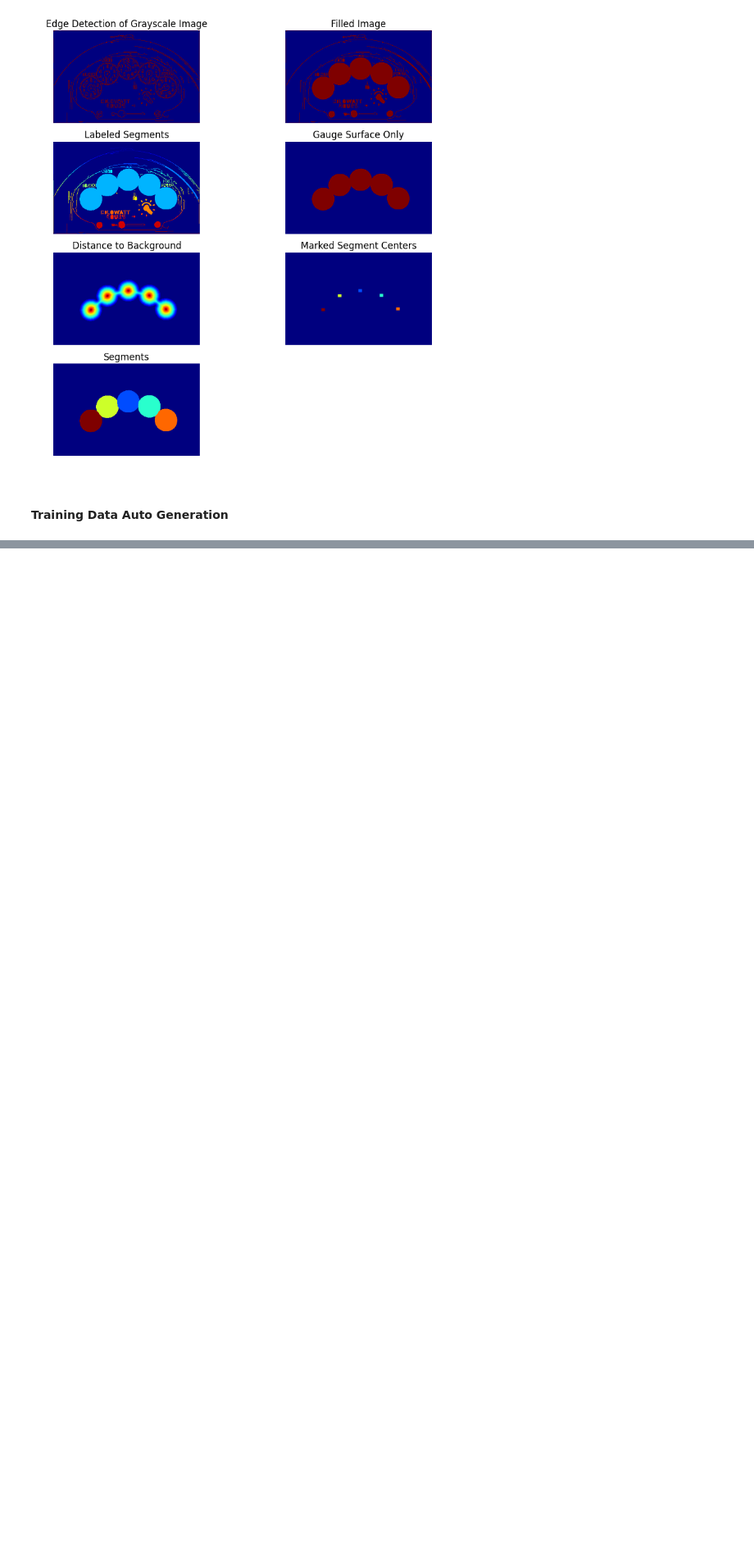
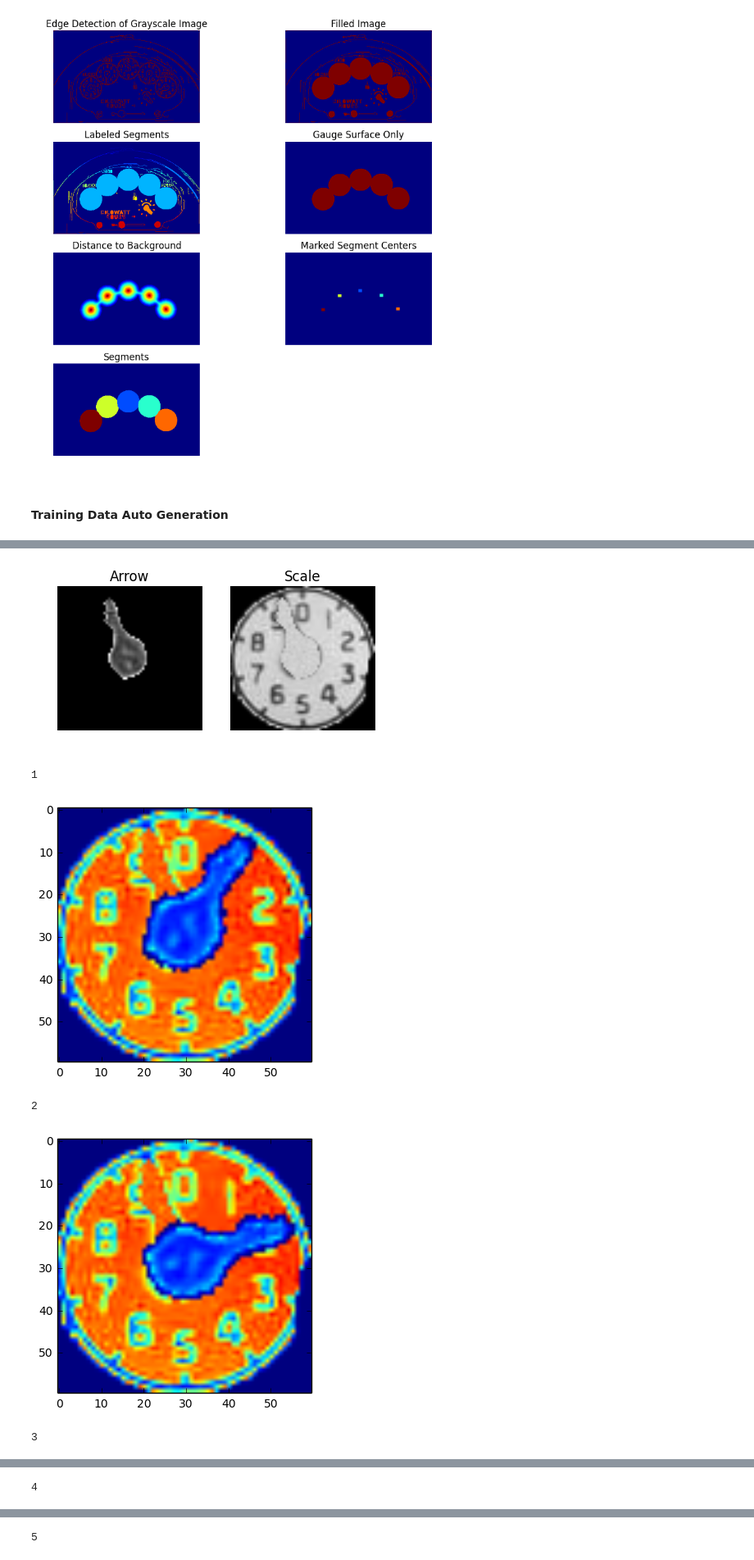
Before and after one commit to zeshi1990/electric_gauge_cv, a Jupyter notebook: Image processing on mechanical meters.ipynb, the cells around one changed output, grey strips where cells are left out. Shown at 82% size. Drawn from its saved outputs; the diff is of its cells as text; code cells hidden in the pictures; blank space fills up the shorter version.

```diff
--- a/Image processing on mechanical meters.ipynb
+++ b/Image processing on mechanical meters.ipynb
@@ -44,7 +48,7 @@ The pipeline is as follows:
 * Second round of segmentation, because these 5 meters are overlapped we should segment them again
 # %%
 # Apply canny edge detector, may need to adjust sigma for performance
-data_edge = canny(data_grey, sigma=0.6)
+data_edge = canny(data_gray, sigma=0.6)
 
 # Close the holes from canny detector
 segmentation = ndi.binary_fill_holes(data_edge)
@@ -108,9 +112,10 @@ def load_boundary_idx(gray_img):
             np.min(obj_idx[1]), np.max(obj_idx[1]))
 # %%
 unique_objects = np.delete(np.unique(overlap_segmentation), 0)
-for i in unique_objects:
+
+def separate_arrow_scale(data_gray, segmentation, object_id):
     temp_data_gray = np.copy(data_gray)
-    temp_data_gray[overlap_segmentation != i] = 0
+    temp_data_gray[segmentation != object_id] = 0
 
     # Get the indices bound of the object from the original image
     y_lb, y_ub, x_lb, x_ub = load_boundary_idx(temp_data_gray)
@@ -136,7 +141,7 @@ for i in unique_objects:
     mask_arrow[0] = 0
 
     # Gaussian smooth, may need to adjust sigma and the threshold
-    mask_arrow_cleaned = gaussian(mask_arrow[labeled_arrow], sigma=1.5) > 0.05
+    mask_arrow_cleaned = gaussian(mask_arrow[labeled_arrow], sigma=0.4) > 0.2
     mask_arrow_rotated = rotate(mask_arrow_cleaned, 90)
 
     arrow_cleaned = np.copy(zoom_temp_data_gray)
@@ -151,7 +156,14 @@ for i in unique_objects:
     scale_white_random = np.random.normal(scale_white_mean, scale_white_std/2., len(np.where(mask_arrow_cleaned)[0]))
     scale[mask_arrow_cleaned] = scale_white_random
 
-#     arrow_rotated = rotate(arrow_cleaned, 90)
+#     seed = np.copy(scale)
+#     seed[dilation(mask_arrow_cleaned, selem=np.ones((7,7)))] = scale.max()
+
+#     mask = np.copy(scale)
+
+#     scale = reconstruction(seed, mask, method='erosion')
+
+    arrow_rotated = rotate(arrow_cleaned, 90)
 
     fig, axarr = plt.subplots(ncols=2, nrows=1, figsize=(5, 2.5))
     axarr[0].imshow(arrow_cleaned, cmap='gray')
@@ -161,3 +173,5 @@ for i in unique_objects:
     axarr[1].axis('off')
     axarr[1].set_title('Scale')
     plt.show()
+
+    return arrow_cleaned, scale
@@ -169,0 +178,26 @@ for i in unique_objects:
+# %%
+arrow, scale = separate_arrow_scale(data_gray, overlap_segmentation, 1)
+arrow = rotate(arrow, -18)
+
+number = 0
+train_x = np.zeros((len(np.arange(0., 360., 0.1)), arrow.shape[0], arrow.shape[1]))
+train_y = np.zeros(len(np.arange(0., 360., 0.1)))
+
+for i, deg in enumerate(np.arange(0., 360., 0.1)):
+    temp_scale = np.copy(scale)
+    arrow_rotated = rotate(arrow, -deg)
+    temp_scale[arrow_rotated > 0.] = arrow_rotated[arrow_rotated > 0.]
+    if deg != 0. and (deg % 36.) == 0:
+        number += 1
+        print number
+        plt.imshow(temp_scale)
+        plt.show()
+    train_x[i] = temp_scale
+    train_y[i] = number
+# %% [output]
+[figure, added]
+1
+[figure, added]
+2
+[figure, added]
+3
@@ -169,0 +205 @@ for i in unique_objects:
+4
@@ -169,0 +207 @@ for i in unique_objects:
+5
```
Also changed, not shown: parts of 7 cells of this notebook.
